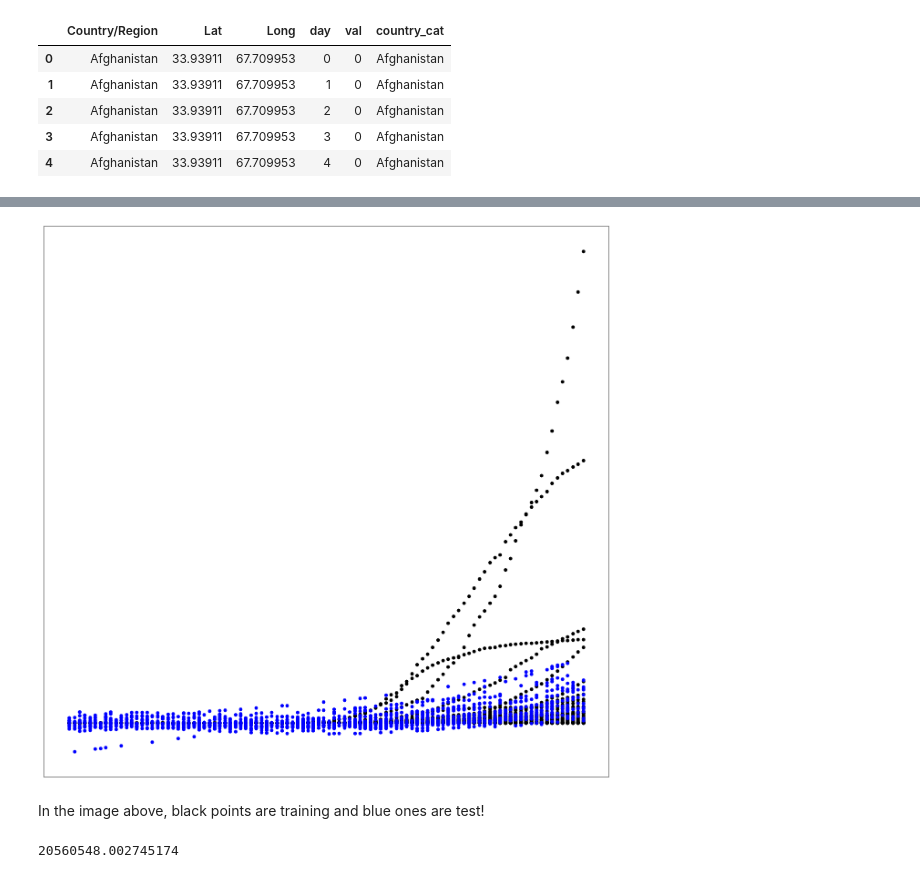
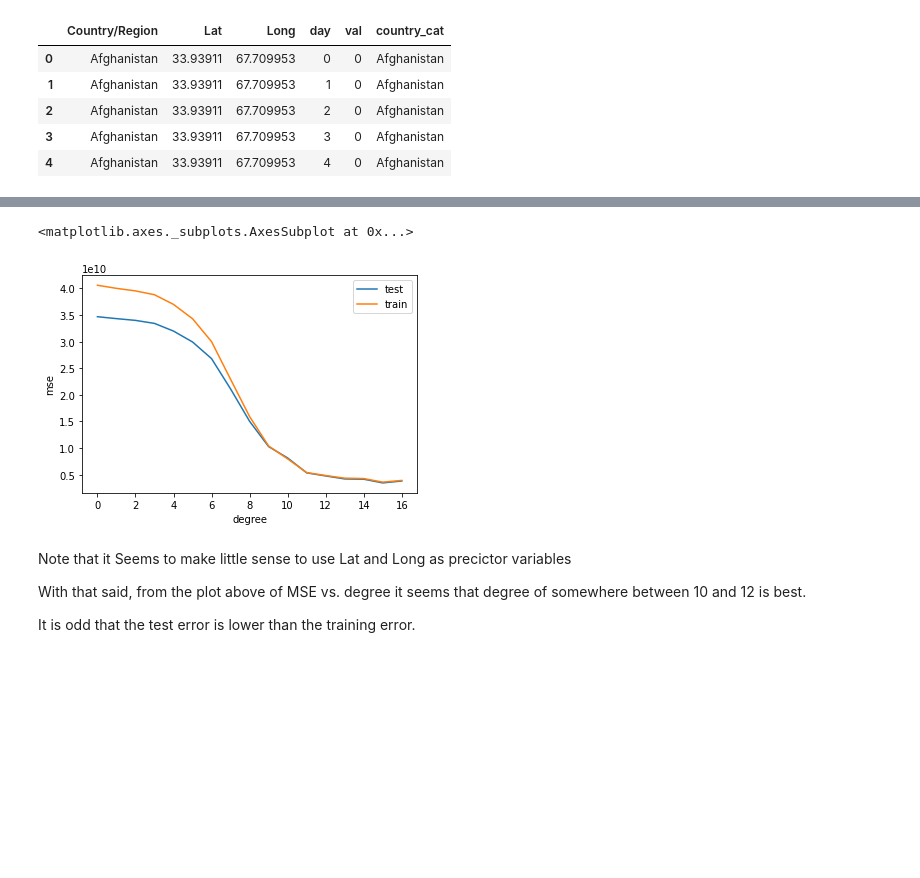
Before and after one commit to jhmuller/FourthBrain, a Jupyter notebook: Week0_Regression_assignment_inclass.ipynb, the cells around one changed output, grey strips where cells are left out. Saved outputs shown, nothing was run; the diff lists cells and outputs as text; code cells hidden in the pictures; blank space fills up the shorter version.

```diff
--- a/Week0_Regression_assignment_inclass.ipynb
+++ b/Week0_Regression_assignment_inclass.ipynb
@@ -119,5 +85,5 @@ edf
 # %%
-xvars = ["Lat", "Long", "country_cat", "day"]
+xvars = ["Lat", "Long", "day"]
 yvar = "val"
 X = df[xvars]
 Y = df[yvar]
@@ -139,13 +96,12 @@ X_train_1.head()
 from sklearn.preprocessing import PolynomialFeatures
 from sklearn.linear_model import LinearRegression
 mse_list = []
-for degree in range(1,5):
+for degree in range(1,18):
   poly = PolynomialFeatures(degree=degree)
   # Transform both the train and test data
   X_train = poly.fit_transform(X_train_1)
   X_test = poly.fit_transform(X_test_1)
   print("degree={0},  test data shape={1}".format(degree,np.shape(X_test)))
-
   clf = LinearRegression()
   # Fit the model on train data only
   clf.fit(X_train, y_train)
@@ -240,21 +136,13 @@ constant coefficient= [515.00766133]
-# %%
-# Predict regression outcome on test data
-y_pred = clf.predict(X_test)
-# next plot predictions
-plt.figure(figsize=(20, 20), dpi=80)
-plt.scatter(X[:,2], Y[:,0],  color='black')
-plt.scatter(X_test_1[:,2], y_pred, color='blue', linewidth=1)
-plt.xticks(())
-plt.yticks(())
-
-plt.show()
-# %% [output]
-[figure, removed]
-# %% [markdown]
-In the image above, black points are training and blue ones are test!
-# %%
-from sklearn.metrics import mean_squared_error as mse
-print(mse(y_test, y_pred))
-# %% [output]
-20560548.002745174
+# %%
+mse_df = pd.DataFrame(mse_list)
+mse_df.plot(xlabel="degree", ylabel="mse")
+# %% [output]
+<matplotlib.axes._subplots.AxesSubplot at 0x...>
+[figure, added]
+# %% [markdown]
+Note that it Seems to make little sense to use Lat and Long as precictor variables
+
+With that said, from the plot above of MSE vs. degree it seems that degree of somewhere between 10 and 12 is best.
+
+It is odd that the test error is lower than the training error.
 # %%
```
Also changed, not shown: parts of 17 cells of this notebook.
